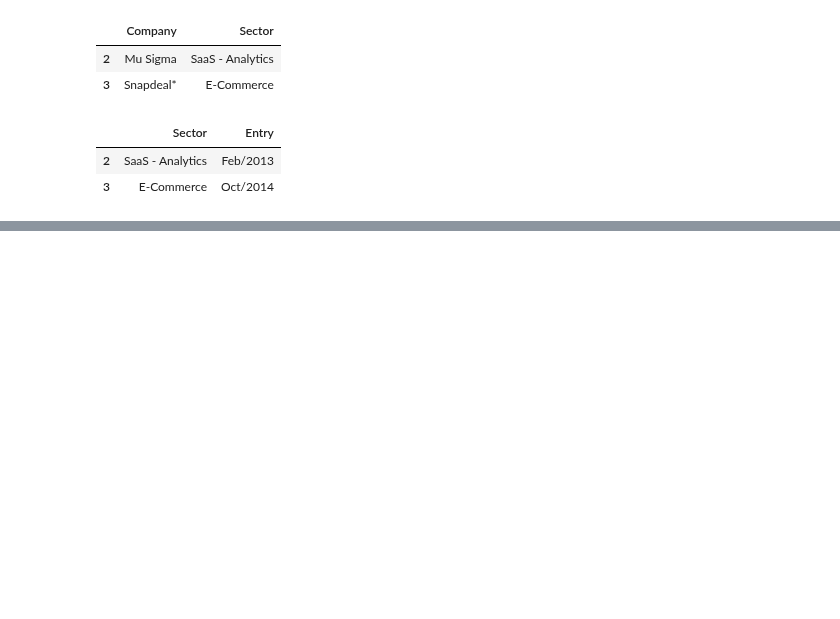
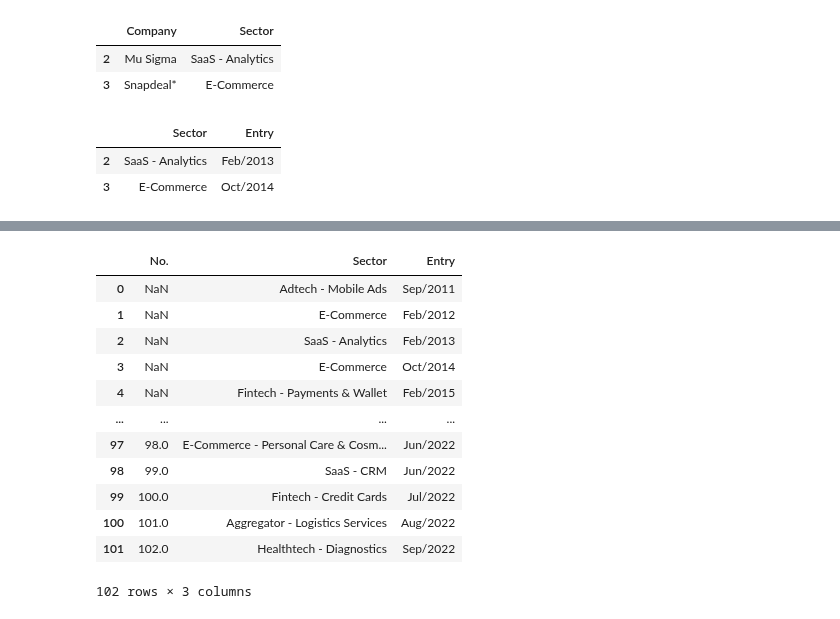
Before and after one commit to MlvPrasadOfficial/kaggle_notebooks, a Jupyter notebook: teach10pm-pandas.ipynb, the cells around one changed output, grey strips where cells are left out. Drawn from its saved outputs; the diff is of its cells as text; code cells hidden in the pictures; blank space fills up the shorter version.

```diff
--- a/teach10pm-pandas.ipynb
+++ b/teach10pm-pandas.ipynb
@@ -350,0 +512,17 @@ df.iloc[ [1,2,3 ,5,6]]
+# %%
+concatenated_df = pd.concat([df["No."], df["Sector"], df["Entry"]], axis=1)
+concatenated_df
+# %% [output]
+|  | No. | Sector | Entry |
+| 0 | NaN | Adtech - Mobile Ads | Sep/2011 |
+| 1 | NaN | E-Commerce | Feb/2012 |
+| 2 | NaN | SaaS - Analytics | Feb/2013 |
+| 3 | NaN | E-Commerce | Oct/2014 |
+| 4 | NaN | Fintech - Payments & Wallet | Feb/2015 |
+| ... | ... | ... | ... |
+| 97 | 98.0 | E-Commerce - Personal Care & Cosm... | Jun/2022 |
+| 98 | 99.0 | SaaS - CRM | Jun/2022 |
+| 99 | 100.0 | Fintech - Credit Cards | Jul/2022 |
+| 100 | 101.0 | Aggregator - Logistics Services | Aug/2022 |
+| 101 | 102.0 | Healthtech - Diagnostics | Sep/2022 |
+102 rows × 3 columns
```
Also changed, not shown: parts of 20 cells of this notebook.
